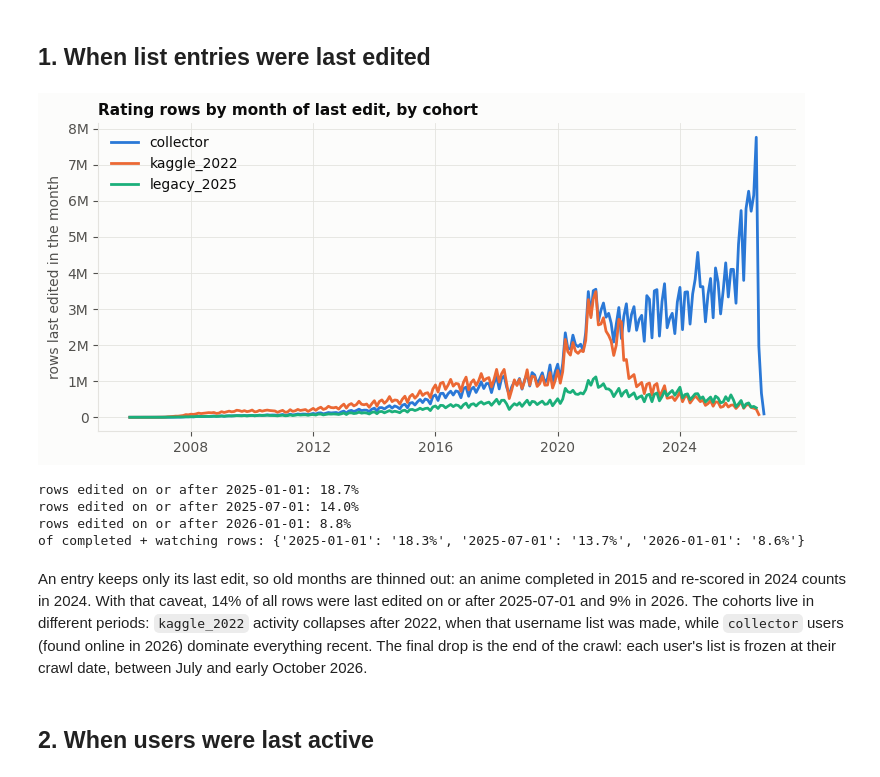
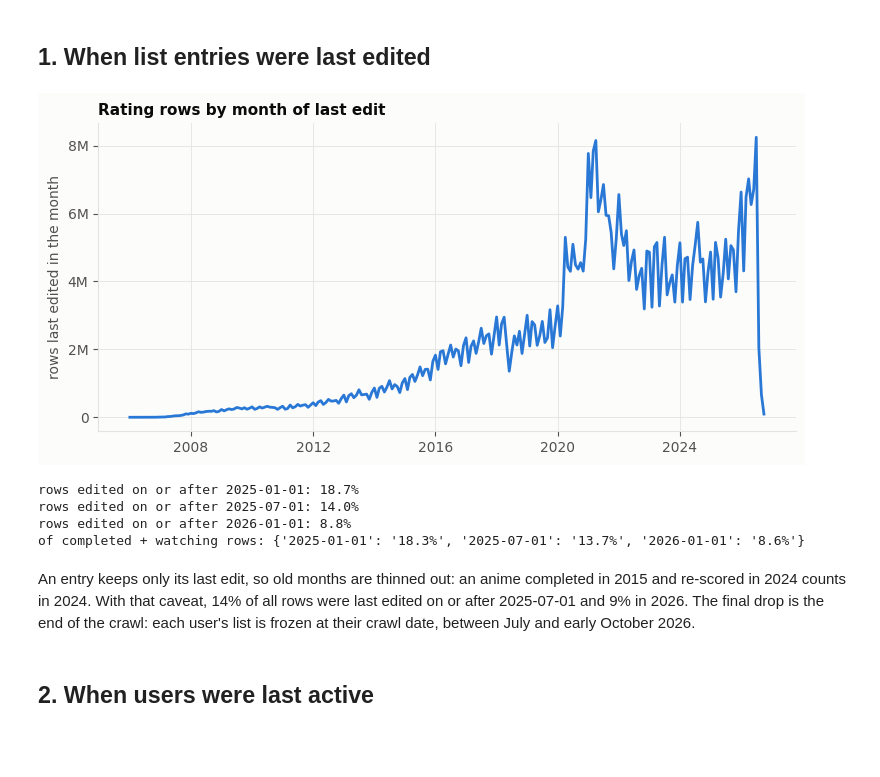
Before and after one commit to Salierigator/osusume, a Jupyter notebook: cleaning/03_eda/time.ipynb, the cells around one changed output. Cells and saved outputs as stored; diff of their text form; code cells hidden in the pictures; blank space fills up the shorter version.

```diff
--- a/cleaning/03_eda/time.ipynb
+++ b/cleaning/03_eda/time.ipynb
@@ -41,23 +38,20 @@ print(f"{monthly['n'].sum():,} rows with a timestamp, from {monthly['month'].min
 # %% [markdown]
 ## 1. When list entries were last edited
 # %%
-by = monthly.filter(pl.col("month") >= date(2006, 1, 1)).group_by("cohort", "month").agg(pl.col("n").sum()).sort("month")
+by = monthly.filter(pl.col("month") >= date(2006, 1, 1)).group_by("month").agg(pl.col("n").sum()).sort("month")
 fig, ax = plt.subplots(figsize=(9, 4))
-for cohort in COHORTS:
-    c = by.filter(pl.col("cohort") == cohort)
-    ax.plot(c["month"], c["n"], color=COLOR[cohort], label=cohort)
-ax.set_ylabel("rows last edited in the month"); ax.set_title("Rating rows by month of last edit, by cohort")
+ax.plot(by["month"], by["n"], color=BLUE)
+ax.set_ylabel("rows last edited in the month"); ax.set_title("Rating rows by month of last edit")
 plotting.thousands(ax)
-ax.legend()
 plt.show()
 total = monthly["n"].sum()
 for t in config.TIME_SPLITS:
     print(f"rows edited on or after {t}: {monthly.filter(pl.col('month') >= t)['n'].sum() / total:.1%}")
 watched = monthly.filter(pl.col("status").is_in(config.WATCHED))
 print("of completed + watching rows:", {str(t): f"{watched.filter(pl.col('month') >= t)['n'].sum() / watched['n'].sum():.1%}"
                                         for t in config.TIME_SPLITS})
 # %% [output]
-[figure, old version]
+[figure, new version]
 rows edited on or after 2025-01-01: 18.7%
 rows edited on or after 2025-07-01: 14.0%
 rows edited on or after 2026-01-01: 8.8%
@@ -65,10 +59,8 @@ of completed + watching rows: {'2025-01-01': '18.3%', '2025-07-01': '13.7%', '20
 # %% [markdown]
 An entry keeps only its last edit, so old months are thinned out: an anime completed in 2015
 and re-scored in 2024 counts in 2024. With that caveat, 14% of all rows were last edited on or
-after 2025-07-01 and 9% in 2026. The cohorts live in different periods: `kaggle_2022` activity
-collapses after 2022, when that username list was made, while `collector` users (found online
-in 2026) dominate everything recent. The final drop is the end of the crawl: each user's list
-is frozen at their crawl date, between July and early October 2026.
+after 2025-07-01 and 9% in 2026. The final drop is the end of the crawl: each user's list is
+frozen at their crawl date, between July and early October 2026.
 # %% [markdown]
 ## 2. When users were last active
 # %%
```
Also changed, not shown: parts of 8 cells of this notebook, 13 other files.
